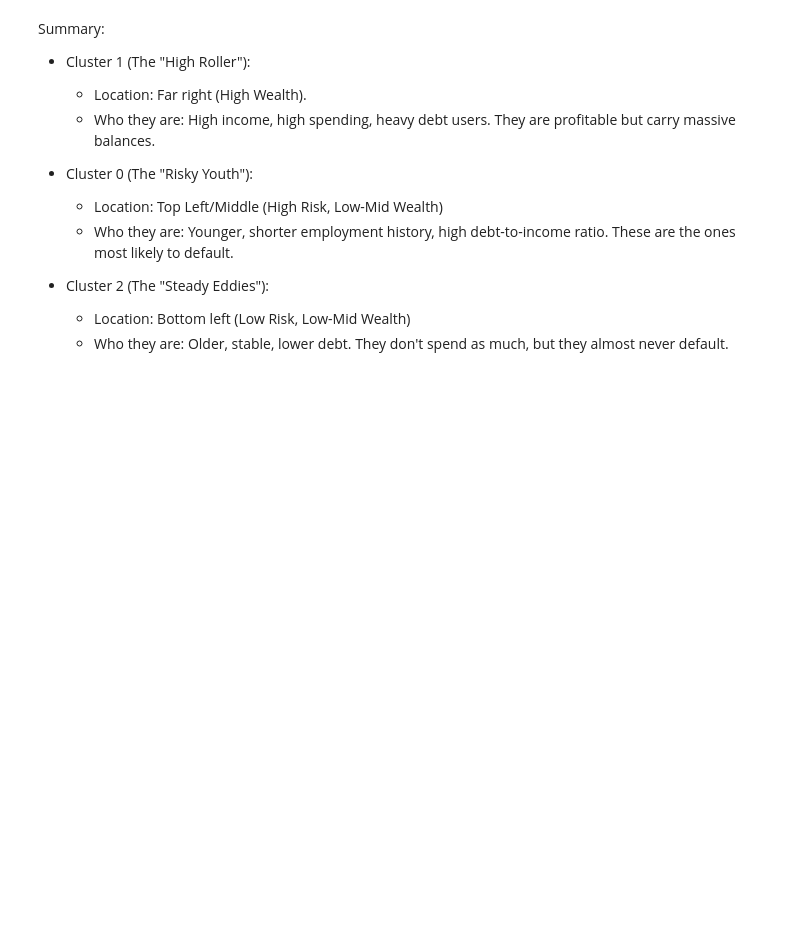
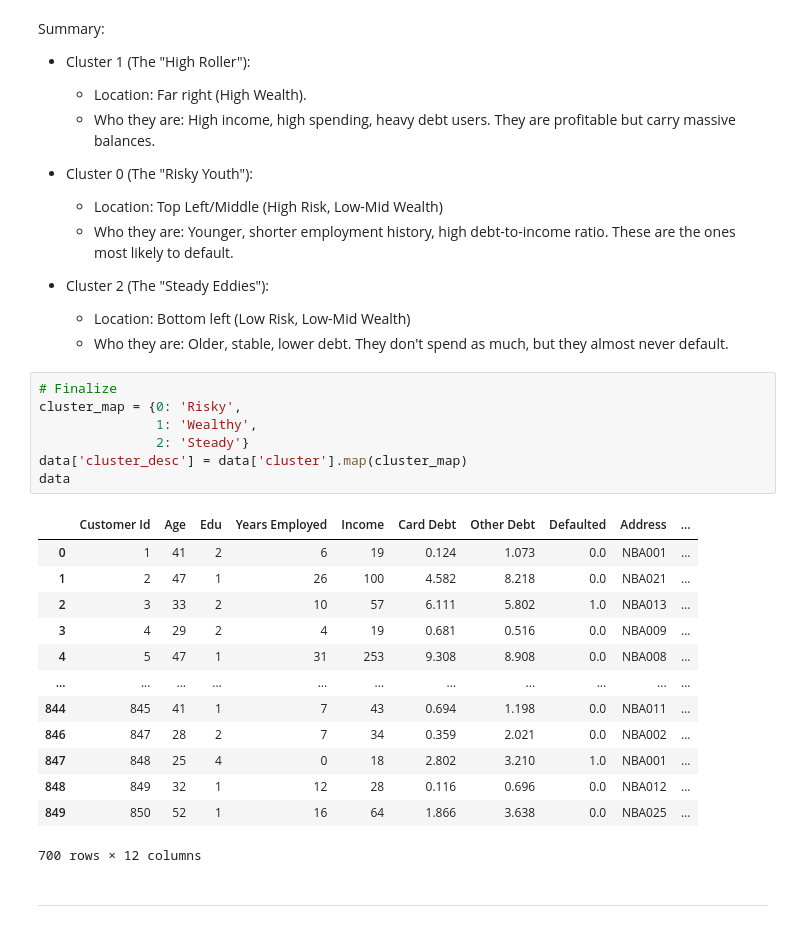
Before and after one commit to azharfachrezi/data-science-lab, a Jupyter notebook: Machine Learning/Unsupervised Learning/PCA_applications.ipynb, the cells around one changed output. Saved outputs shown, nothing was run; the diff lists cells and outputs as text; blank space fills up the shorter version.

```diff
--- a/Machine Learning/Unsupervised Learning/PCA_applications.ipynb
+++ b/Machine Learning/Unsupervised Learning/PCA_applications.ipynb
@@ -374,3 +374,26 @@ Summary:
 * Cluster 2 (The "Steady Eddies"):
     - Location: Bottom left (Low Risk, Low-Mid Wealth)
     - Who they are: Older, stable, lower debt. They don't spend as much, but they almost never default.
+# %%
+# Finalize
+cluster_map = {0: 'Risky',
+               1: 'Wealthy',
+               2: 'Steady'}
+data['cluster_desc'] = data['cluster'].map(cluster_map)
+data
+# %% [output]
+|  | Customer Id | Age | Edu | Years Employed | Income | Card Debt | Other Debt | Defaulted | Address | ... |
+| 0 | 1 | 41 | 2 | 6 | 19 | 0.124 | 1.073 | 0.0 | NBA001 | ... |
+| 1 | 2 | 47 | 1 | 26 | 100 | 4.582 | 8.218 | 0.0 | NBA021 | ... |
+| 2 | 3 | 33 | 2 | 10 | 57 | 6.111 | 5.802 | 1.0 | NBA013 | ... |
+| 3 | 4 | 29 | 2 | 4 | 19 | 0.681 | 0.516 | 0.0 | NBA009 | ... |
+| 4 | 5 | 47 | 1 | 31 | 253 | 9.308 | 8.908 | 0.0 | NBA008 | ... |
+| ... | ... | ... | ... | ... | ... | ... | ... | ... | ... | ... |
+| 844 | 845 | 41 | 1 | 7 | 43 | 0.694 | 1.198 | 0.0 | NBA011 | ... |
+| 846 | 847 | 28 | 2 | 7 | 34 | 0.359 | 2.021 | 0.0 | NBA002 | ... |
+| 847 | 848 | 25 | 4 | 0 | 18 | 2.802 | 3.210 | 1.0 | NBA001 | ... |
+| 848 | 849 | 32 | 1 | 12 | 28 | 0.116 | 0.696 | 0.0 | NBA012 | ... |
+| 849 | 850 | 52 | 1 | 16 | 64 | 1.866 | 3.638 | 0.0 | NBA025 | ... |
+700 rows × 12 columns
+# %% [markdown]
+---
```
Also changed, not shown: parts of 1 cell of this notebook, 1 other file.
